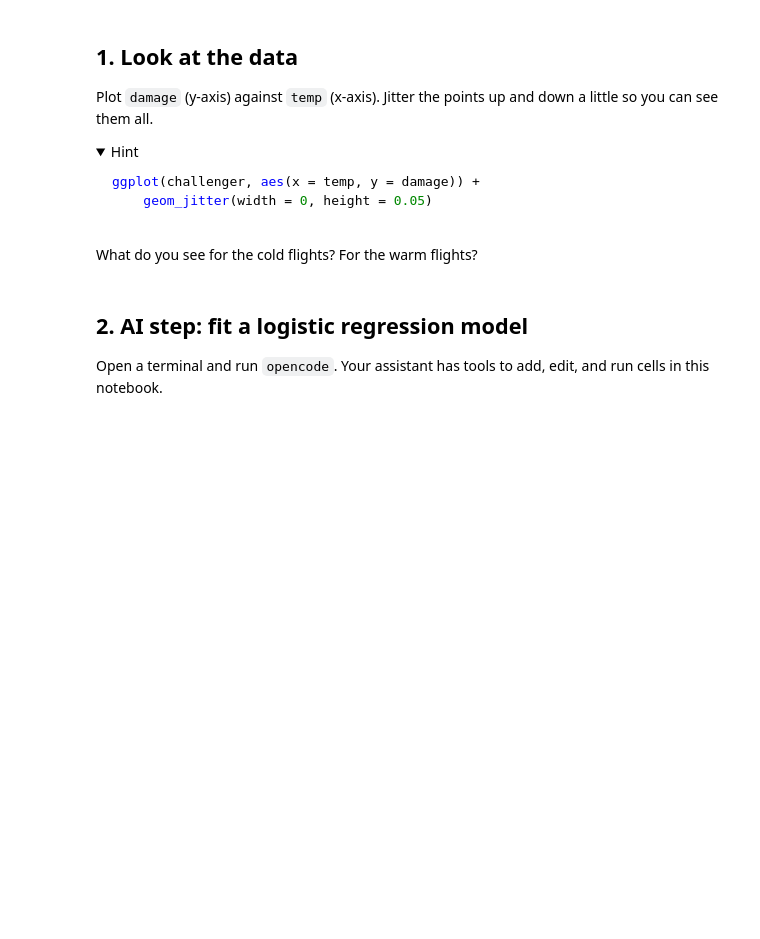
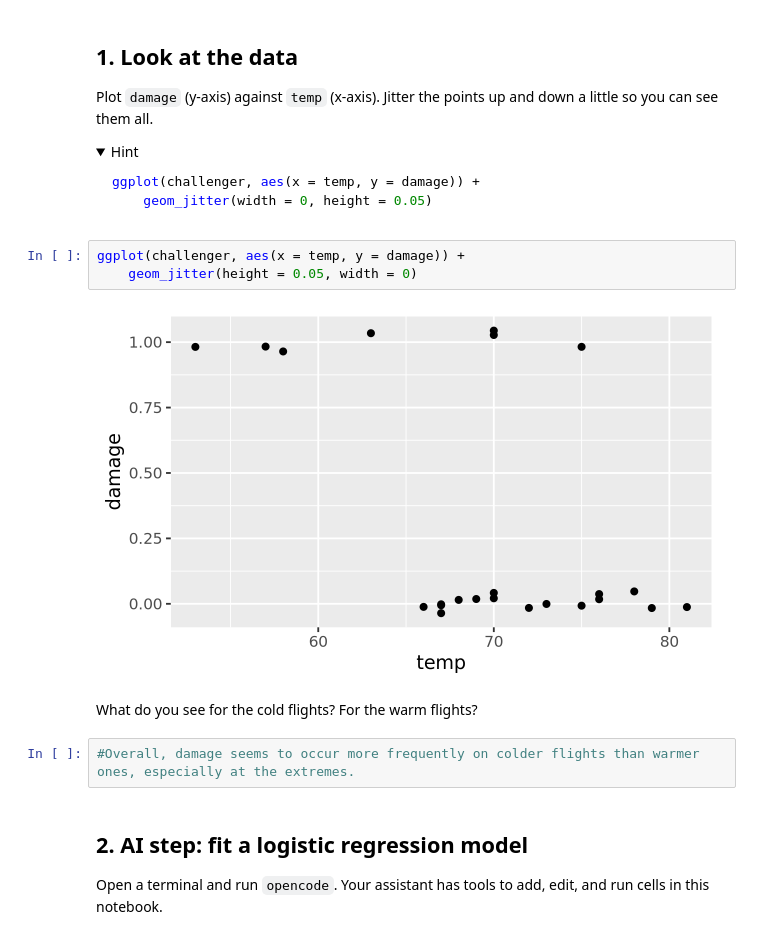
Before and after one commit to kitrice/512codespace, a Jupyter notebook: exercises/11-challenger-exercise.ipynb, the cells around one changed output. Drawn from its saved outputs; the diff is of its cells as text; folded sections open; blank space fills up the shorter version.

Commit message:
complete exercises/11-challenger-exercise.ipynb

````diff
--- a/exercises/11-challenger-exercise.ipynb
+++ b/exercises/11-challenger-exercise.ipynb
@@ -52,8 +73,15 @@ ggplot(challenger, aes(x = temp, y = damage)) +
 ```
 
 </details>
+# %%
+ggplot(challenger, aes(x = temp, y = damage)) +
+    geom_jitter(height = 0.05, width = 0)
+# %% [output]
+[figure, added]
 # %% [markdown]
 What do you see for the cold flights? For the warm flights?
+# %%
+#Overall, damage seems to occur more frequently on colder flights than warmer ones, especially at the extremes.
 # %% [markdown]
 ## 2. AI step: fit a logistic regression model
 
````
Also changed, not shown: parts of 5 cells of this notebook.
